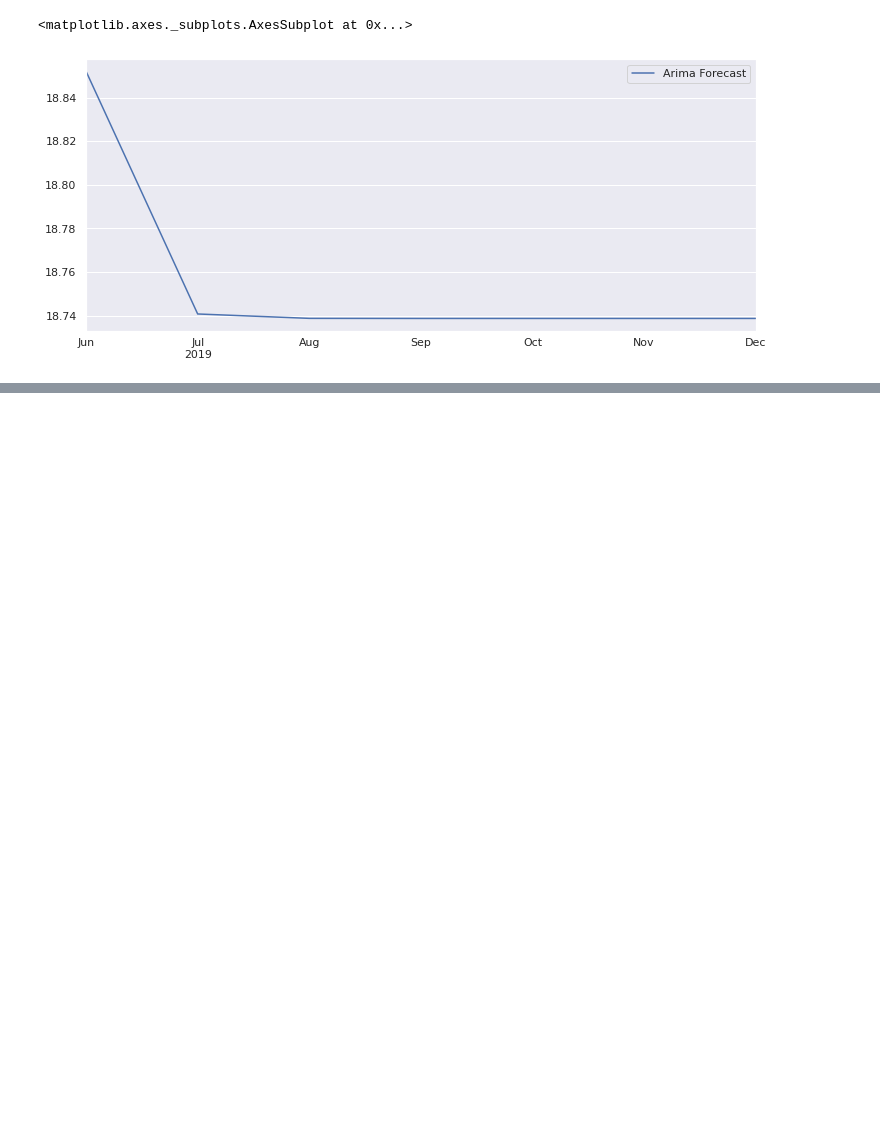
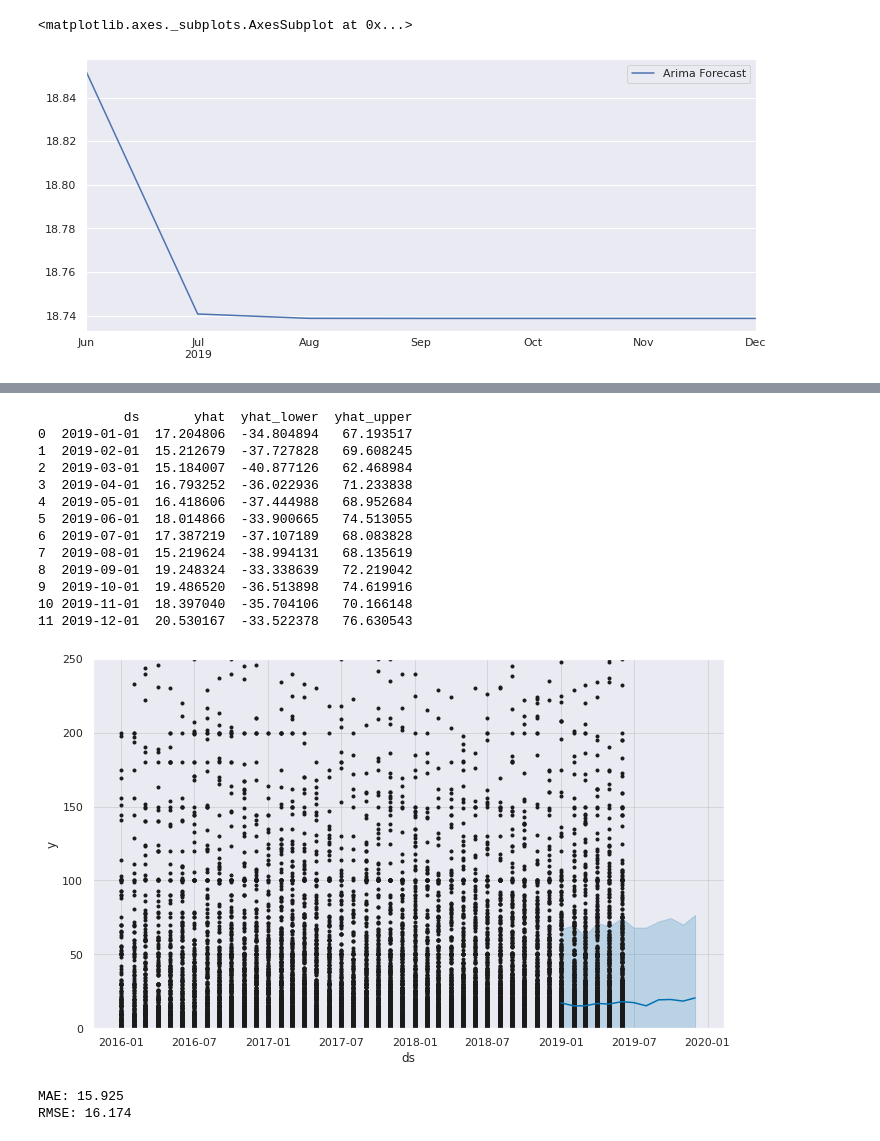
Before and after one commit to Viviankatheu/Future-Contraceptive-Use, a Jupyter notebook: Intelligent_Forecasting_Challenge_Model_Future_Contraceptive__Use_in_Cote_d'Ivoire.ipynb, the cells around one changed output, grey strips where cells are left out. Cells and saved outputs as stored; diff of their text form; code cells hidden in the pictures; blank space fills up the shorter version.

```diff
--- a/Intelligent_Forecasting_Challenge_Model_Future_Contraceptive__Use_in_Cote_d'Ivoire.ipynb
+++ b/Intelligent_Forecasting_Challenge_Model_Future_Contraceptive__Use_in_Cote_d'Ivoire.ipynb
@@ -1437,0 +1521,46 @@ predict.plot(figsize=(12,5), legend = True)
+# %%
+# define the period for which we want a prediction
+future = list()
+for i in range(1, 13):
+	date = '2019-%12d' % i
+	future.append([date])
+future = pd.DataFrame(future)
+future.columns = ['ds']
+future['ds']= to_datetime(future['ds'])
+# %%
+# use the model to make a forecast
+forecast = model.predict(future)
+# summarize the forecast
+print(forecast[['ds', 'yhat', 'yhat_lower', 'yhat_upper']])
+# plot forecast
+model.plot(forecast)
+plt.ylim(0,250)
+plt.show()
+# %% [output]
+           ds       yhat  yhat_lower  yhat_upper
+0  2019-01-01  17.204806  -34.804894   67.193517
+1  2019-02-01  15.212679  -37.727828   69.608245
+2  2019-03-01  15.184007  -40.877126   62.468984
+3  2019-04-01  16.793252  -36.022936   71.233838
+4  2019-05-01  16.418606  -37.444988   68.952684
+5  2019-06-01  18.014866  -33.900665   74.513055
+6  2019-07-01  17.387219  -37.107189   68.083828
+7  2019-08-01  15.219624  -38.994131   68.135619
+8  2019-09-01  19.248324  -33.338639   72.219042
+9  2019-10-01  19.486520  -36.513898   74.619916
+10 2019-11-01  18.397040  -35.704106   70.166148
+11 2019-12-01  20.530167  -33.522378   76.630543
+[figure, added]
+# %%
+#Evaluationg the model
+# calculate MAE between expected and predicted values for december
+
+y_true = df2['y'][-12:].values
+y_pred = forecast['yhat'].values
+mae = mean_absolute_error(y_true, y_pred)
+rmse = sqrt(mean_squared_error(y_true, y_pred))
+print('MAE: %.3f'% mae)
+print("RMSE: %.3f" % rmse)
+# %% [output]
+MAE: 15.925
+RMSE: 16.174
```
Also changed, not shown: parts of 16 cells of this notebook.
